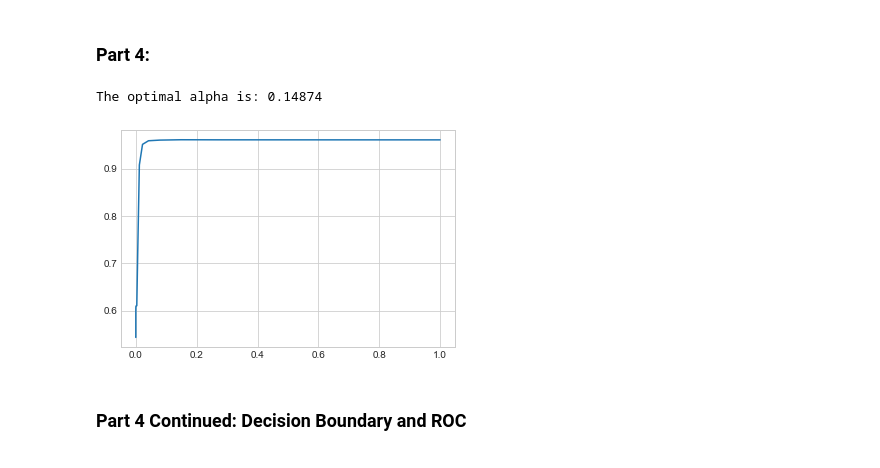
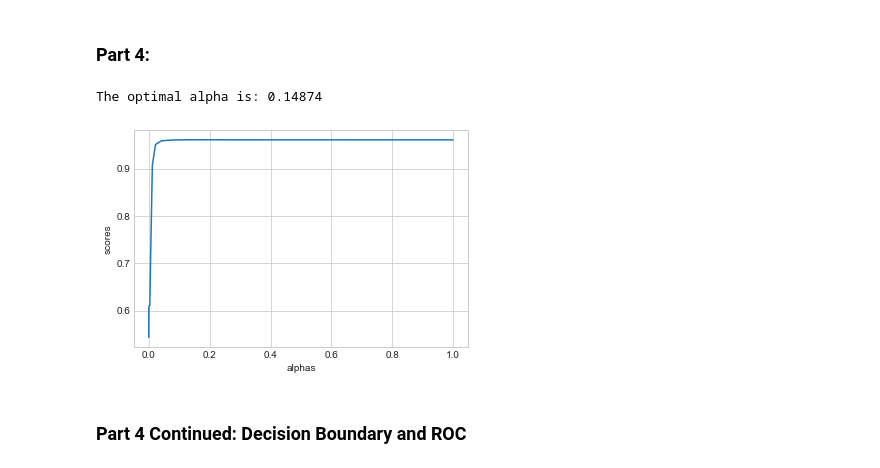
Before and after one commit to Columbia-Intro-Data-Science/python-introduction-puthes, a Jupyter notebook: Homework3.ipynb, the cells around one changed output. Cells and saved outputs as stored; diff of their text form; code cells hidden in the pictures.

```diff
--- a/Homework3.ipynb
+++ b/Homework3.ipynb
@@ -179,34 +179,36 @@ y = numpy.asarray(y)
 
 # Method 2 (this is better since it randomizes as well):
 X_train, X_test, y_train, y_test = train_test_split(X, y, test_size=0.2, random_state=42)
 
 
 
 #choose optimal alpha
 
 
 alphas = numpy.logspace(-8, 0, 30)#
 train_errors=[]
 test_errors=[]
 coeffs=[]
 scores=[]
 for alpha in alphas:
     clf = LogisticRegression(penalty='l1', C=alpha)  # c = 1.0 default
     clf.fit(X_train,y_train)
     train_errors.append(clf.score(X_train,y_train))
     fpr, tpr, roc_auc, thresholds= generate_auc(X,y,LogisticRegression,C=alpha,penalty='l1')
     scores.append(roc_auc)
     coeffs.append(clf.coef_)
 plt.plot(alphas,scores)
+plt.xlabel('alphas')
+plt.ylabel('scores')
 test_errors=scores
 alpha_optim=alphas[numpy.argmax(scores)]
 alpha_best = alpha_optim
 
 
 print('The optimal alpha is: %.5f' % alpha_best)
 # %% [output]
 The optimal alpha is: 0.14874
-[figure, old version]
+[figure, new version]
 # %% [markdown]
 ### Part 4 Continued: Decision Boundary and ROC
 # %%
```
Also changed, not shown: parts of 5 cells of this notebook.
